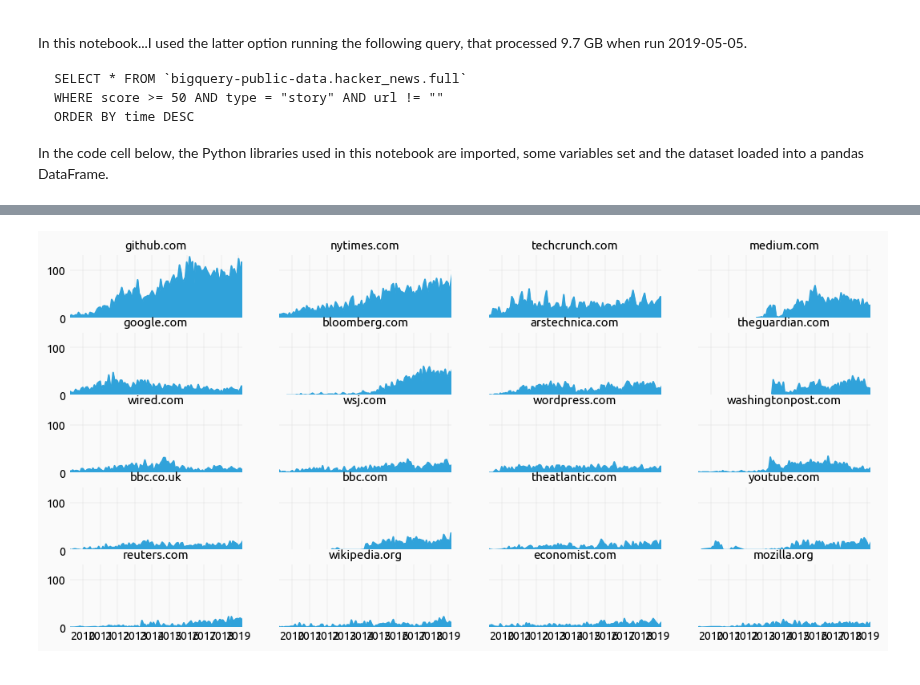
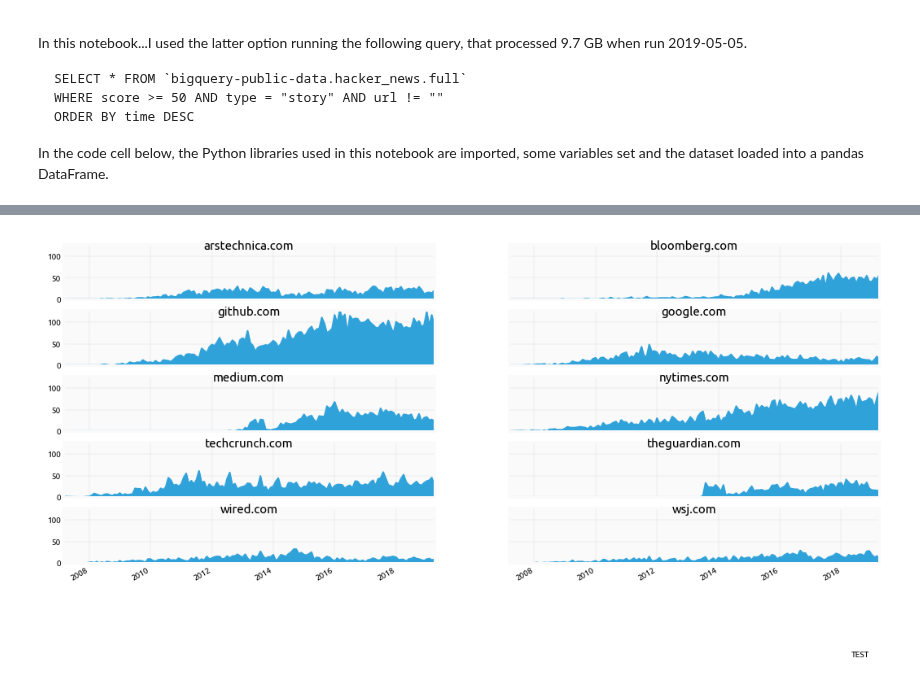
Before and after one commit to yaph/ipython-notebooks, a Jupyter notebook: hacker-news-stories.ipynb, the cells around one changed output, grey strips where cells are left out. Cells and saved outputs as stored; diff of their text form; code cells hidden in the pictures.

```diff
--- a/hacker-news-stories.ipynb
+++ b/hacker-news-stories.ipynb
@@ -68,0 +69,4 @@ domains_story_count[:10][::-1].plot.barh(figsize=(6, 6));
+# %%
+top_domains_story_count = by_published_domain.size().unstack()
+assert len(top_domains_story_count) == len(top_domains_story_count.dropna(axis='index', how='all'))
+top_domains_story_count.head()
@@ -95,19 +93,20 @@ by_pub_dom.size().unstack().fillna(0).head(5)
 # %%
 import itertools
 
+y_max = top_domains_story_count.max().max()
+
 nrows = 5
-ncols = 4
+ncols = 2
 
-fix, axes = plt.subplots(nrows, ncols, sharex=True, sharey=True, figsize=(16, 8))
+fig, axes = plt.subplots(nrows, ncols, sharex=True, sharey=True, figsize=(16, 8))
 for idx, coords in enumerate(itertools.product(range(nrows), range(ncols))):
     ax = axes[coords[0], coords[1]]
-    domain = domains_story_count.index[idx]
-    # Min date must be set with sharex=True otherwise domains with earlier published dates show no chart
-    # FIXME set x axis values to longest extent and fill missing data with 0
-    # See code cell above
-    grouped = df.loc[(df.domain == domain) & (df.published > '2008-12') & (df.published < '2019-05')].groupby('published')
-    grouped.size().plot.area(ax=ax)
-    ax.set_title(domain, fontsize=15)
+    col = top_domains_story_count.columns[idx]
+    top_domains_story_count[col].plot.area(ax=ax)
+    ax.set_title(col, fontsize=15, verticalalignment='top')
     ax.set_xlabel('', visible=False)
+    ax.set_ylim(top=y_max) # has to be set otherwise the chart is cut off
+
+fig.text(0.92, 0, 'TEST');
 # %% [output]
-[figure, old version]
+[figure, new version]
```
Also changed, not shown: parts of 11 cells of this notebook.
